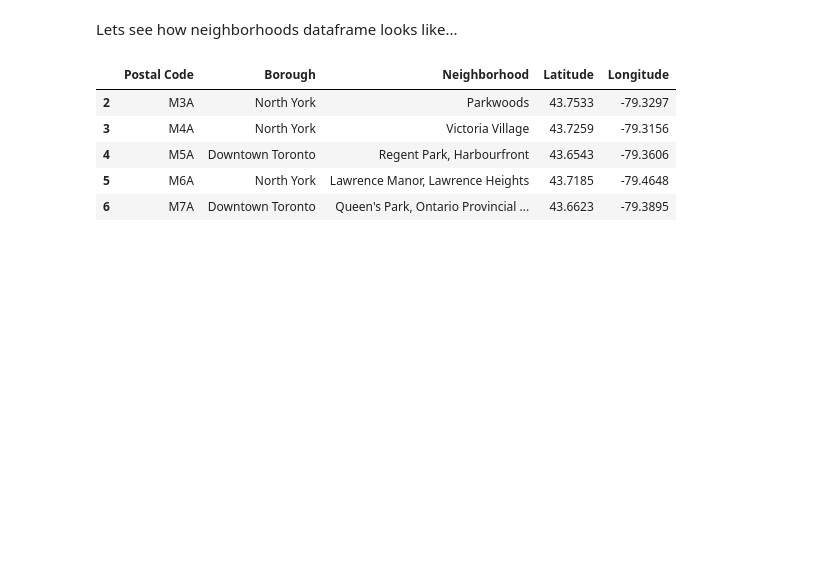
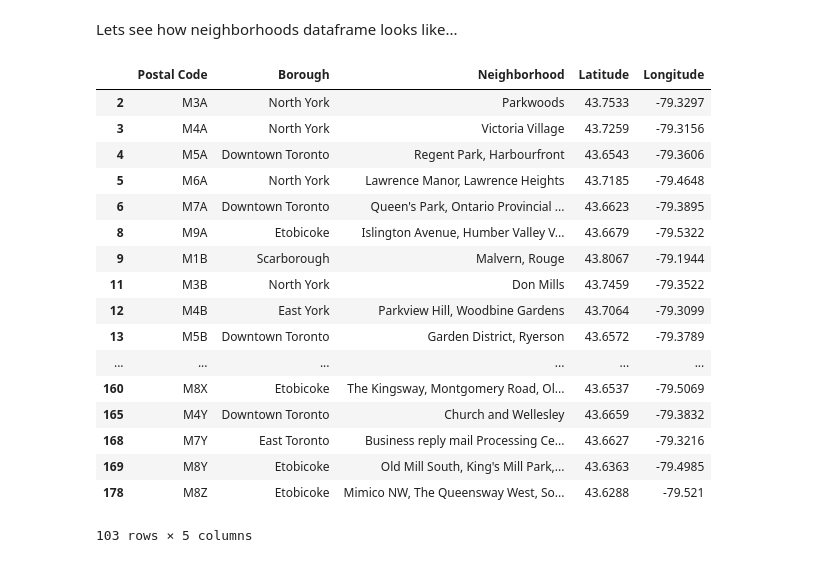
Before and after one commit to utkarshchoubeycs/IBM-Data-Science-Capstone, a Jupyter notebook: K-means clustering-2.ipynb, the cells around one changed output. Saved outputs shown, nothing was run; the diff lists cells and outputs as text; code cells hidden in the pictures; blank space fills up the shorter version.

```diff
--- a/K-means clustering-2.ipynb
+++ b/K-means clustering-2.ipynb
@@ -108,11 +107,23 @@ for row in coord.iterrows():
 # %% [markdown]
 Lets see how neighborhoods dataframe looks like...
 # %%
-neighborhoods.head()
+neighborhoods
 # %% [output]
 |  | Postal Code | Borough | Neighborhood | Latitude | Longitude |
 | 2 | M3A | North York | Parkwoods | 43.7533 | -79.3297 |
 | 3 | M4A | North York | Victoria Village | 43.7259 | -79.3156 |
 | 4 | M5A | Downtown Toronto | Regent Park, Harbourfront | 43.6543 | -79.3606 |
 | 5 | M6A | North York | Lawrence Manor, Lawrence Heights | 43.7185 | -79.4648 |
 | 6 | M7A | Downtown Toronto | Queen's Park, Ontario Provincial ... | 43.6623 | -79.3895 |
+| 8 | M9A | Etobicoke | Islington Avenue, Humber Valley V... | 43.6679 | -79.5322 |
+| 9 | M1B | Scarborough | Malvern, Rouge | 43.8067 | -79.1944 |
+| 11 | M3B | North York | Don Mills | 43.7459 | -79.3522 |
+| 12 | M4B | East York | Parkview Hill, Woodbine Gardens | 43.7064 | -79.3099 |
+| 13 | M5B | Downtown Toronto | Garden District, Ryerson | 43.6572 | -79.3789 |
+| ... | ... | ... | ... | ... | ... |
+| 160 | M8X | Etobicoke | The Kingsway, Montgomery Road, Ol... | 43.6537 | -79.5069 |
+| 165 | M4Y | Downtown Toronto | Church and Wellesley | 43.6659 | -79.3832 |
+| 168 | M7Y | East Toronto | Business reply mail Processing Ce... | 43.6627 | -79.3216 |
+| 169 | M8Y | Etobicoke | Old Mill South, King's Mill Park,... | 43.6363 | -79.4985 |
+| 178 | M8Z | Etobicoke | Mimico NW, The Queensway West, So... | 43.6288 | -79.521 |
+103 rows × 5 columns
```
Also changed, not shown: parts of 2 cells of this notebook.
